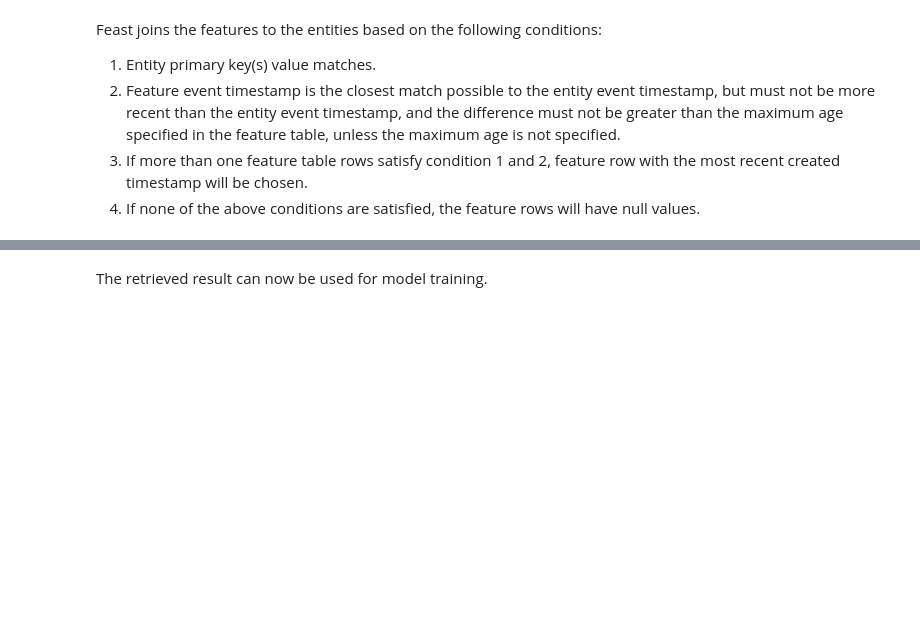
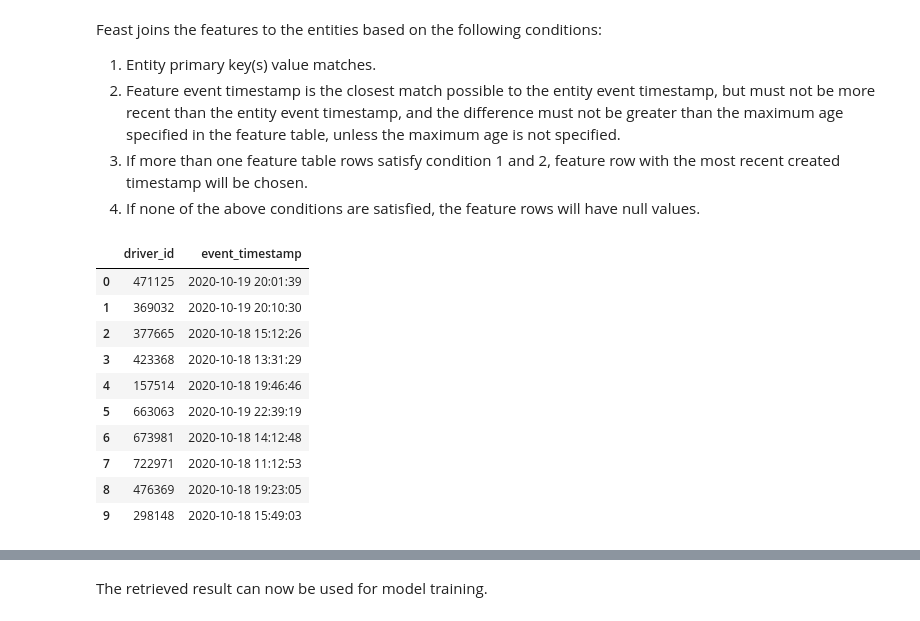
Before and after one commit to paravatha/feast-on-gcp, a Jupyter notebook: test-notebooks/minimal/local_storage/offline_online_local_storage.ipynb, the cells around one changed output, grey strips where cells are left out. Cells and saved outputs as stored; diff of their text form; code cells hidden in the pictures; blank space fills up the shorter version.

```diff
--- a/test-notebooks/minimal/local_storage/offline_online_local_storage.ipynb
+++ b/test-notebooks/minimal/local_storage/offline_online_local_storage.ipynb
@@ -258,14 +299,26 @@ def read_parquet(uri):
     else:
         raise ValueError(f"Unsupported URL scheme {uri}")
 # %%
-time.sleep(5)
+time.sleep(10)
 entities_with_timestamp = pd.DataFrame(columns=['driver_id', 'event_timestamp'])
 entities_with_timestamp['driver_id'] = np.random.choice(entities, 10, replace=False)
 entities_with_timestamp['event_timestamp'] = pd.to_datetime(np.random.randint(
     datetime(2020, 10, 18).timestamp(),
     datetime(2020, 10, 20).timestamp(),
     size=10), unit='s')
 entities_with_timestamp
+# %% [output]
+|  | driver_id | event_timestamp |
+| 0 | 471125 | 2020-10-19 20:01:39 |
+| 1 | 369032 | 2020-10-19 20:10:30 |
+| 2 | 377665 | 2020-10-18 15:12:26 |
+| 3 | 423368 | 2020-10-18 13:31:29 |
+| 4 | 157514 | 2020-10-18 19:46:46 |
+| 5 | 663063 | 2020-10-19 22:39:19 |
+| 6 | 673981 | 2020-10-18 14:12:48 |
+| 7 | 722971 | 2020-10-18 11:12:53 |
+| 8 | 476369 | 2020-10-18 19:23:05 |
+| 9 | 298148 | 2020-10-18 15:49:03 |
 # %%
 # get_historical_features will return immediately once the Spark job has been submitted succesfully.
 job = client.get_historical_features(
```
Also changed, not shown: parts of 19 cells of this notebook.
